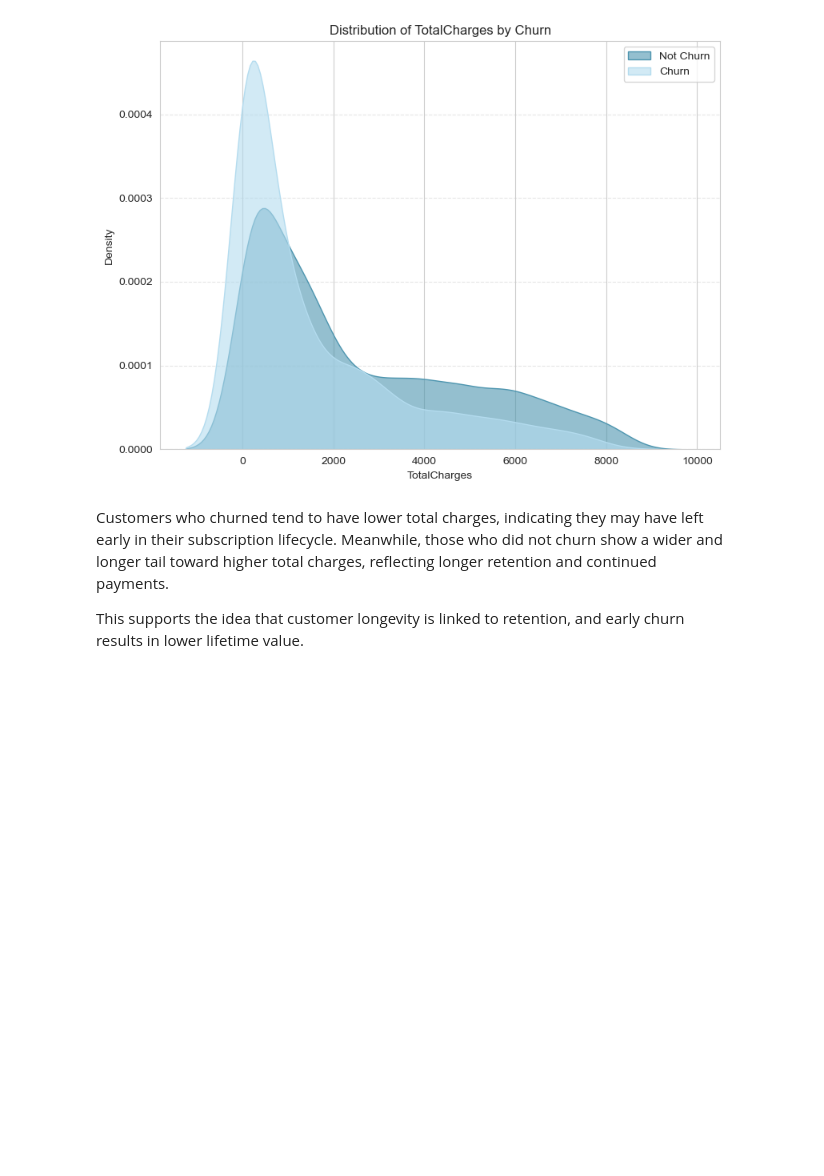
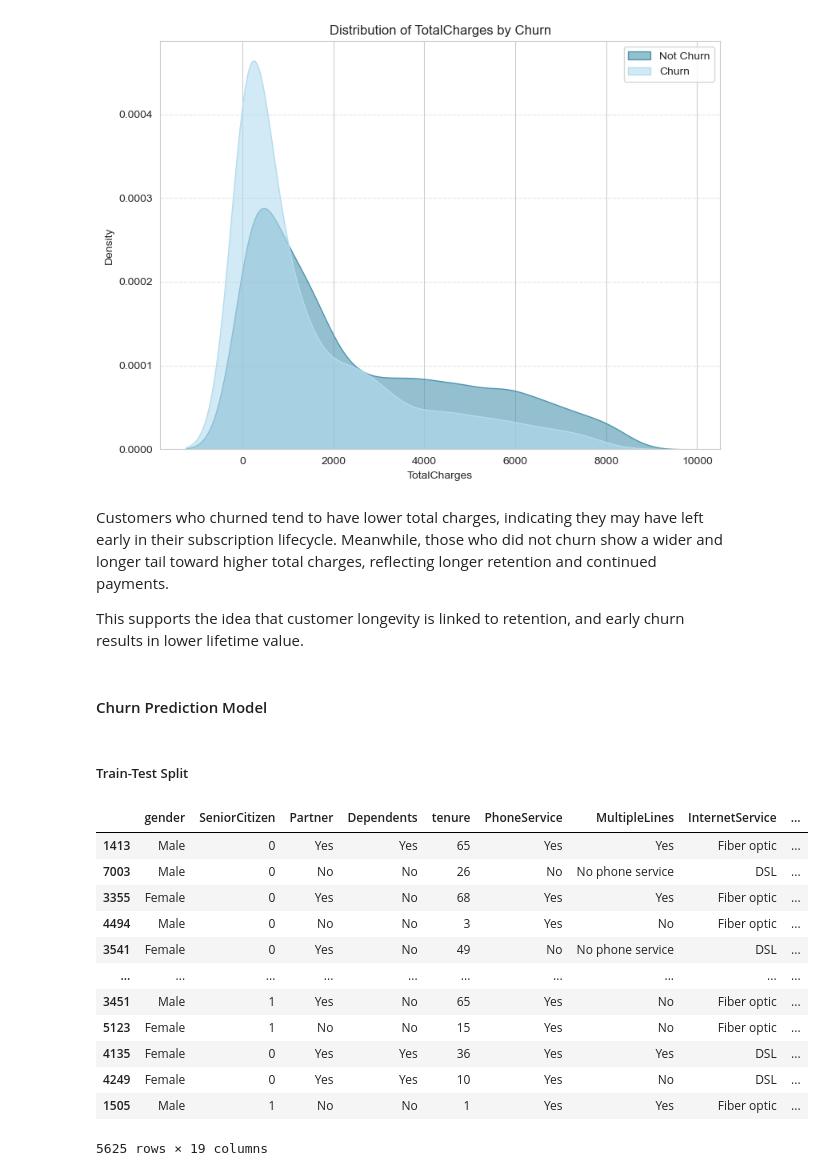
Before and after one commit to Jaspreetkhokhar12/customer-churn-analysis, a Jupyter notebook: churn_analysis.ipynb, the cells around one changed output. Saved outputs shown, nothing was run; the diff lists cells and outputs as text; code cells hidden in the pictures; blank space fills up the shorter version.

```diff
--- a/churn_analysis.ipynb
+++ b/churn_analysis.ipynb
@@ -670,3 +698,36 @@ Customers who churned tend to have lower total charges, indicating they may have
 Meanwhile, those who did not churn show a wider and longer tail toward higher total charges, reflecting longer retention and continued payments.
 
 This supports the idea that customer longevity is linked to retention, and early churn results in lower lifetime value.
+# %% [markdown]
+#### Churn Prediction Model
+# %% [markdown]
+##### Train-Test Split
+# %%
+# Define target and features
+y = df_cleaned['Churn']
+X = df_cleaned.drop(columns='Churn')
+
+
+# Split the dataset: 80% train, 20% test
+X_train, X_test, y_train, y_test = train_test_split(
+    X, y,
+    test_size=0.2,
+    random_state=42,
+    stratify=y  # ensures class balance in both sets
+)
+# %%
+X_train
+# %% [output]
+|  | gender | SeniorCitizen | Partner | Dependents | tenure | PhoneService | MultipleLines | InternetService | ... |
+| 1413 | Male | 0 | Yes | Yes | 65 | Yes | Yes | Fiber optic | ... |
+| 7003 | Male | 0 | No | No | 26 | No | No phone service | DSL | ... |
+| 3355 | Female | 0 | Yes | No | 68 | Yes | Yes | Fiber optic | ... |
+| 4494 | Male | 0 | No | No | 3 | Yes | No | Fiber optic | ... |
+| 3541 | Female | 0 | Yes | No | 49 | No | No phone service | DSL | ... |
+| ... | ... | ... | ... | ... | ... | ... | ... | ... | ... |
+| 3451 | Male | 1 | Yes | No | 65 | Yes | No | Fiber optic | ... |
+| 5123 | Female | 1 | No | No | 15 | Yes | No | Fiber optic | ... |
+| 4135 | Female | 0 | Yes | Yes | 36 | Yes | Yes | DSL | ... |
+| 4249 | Female | 0 | Yes | Yes | 10 | Yes | No | DSL | ... |
+| 1505 | Male | 1 | No | No | 1 | Yes | Yes | Fiber optic | ... |
+5625 rows × 19 columns
```
Also changed, not shown: parts of 18 cells of this notebook.
